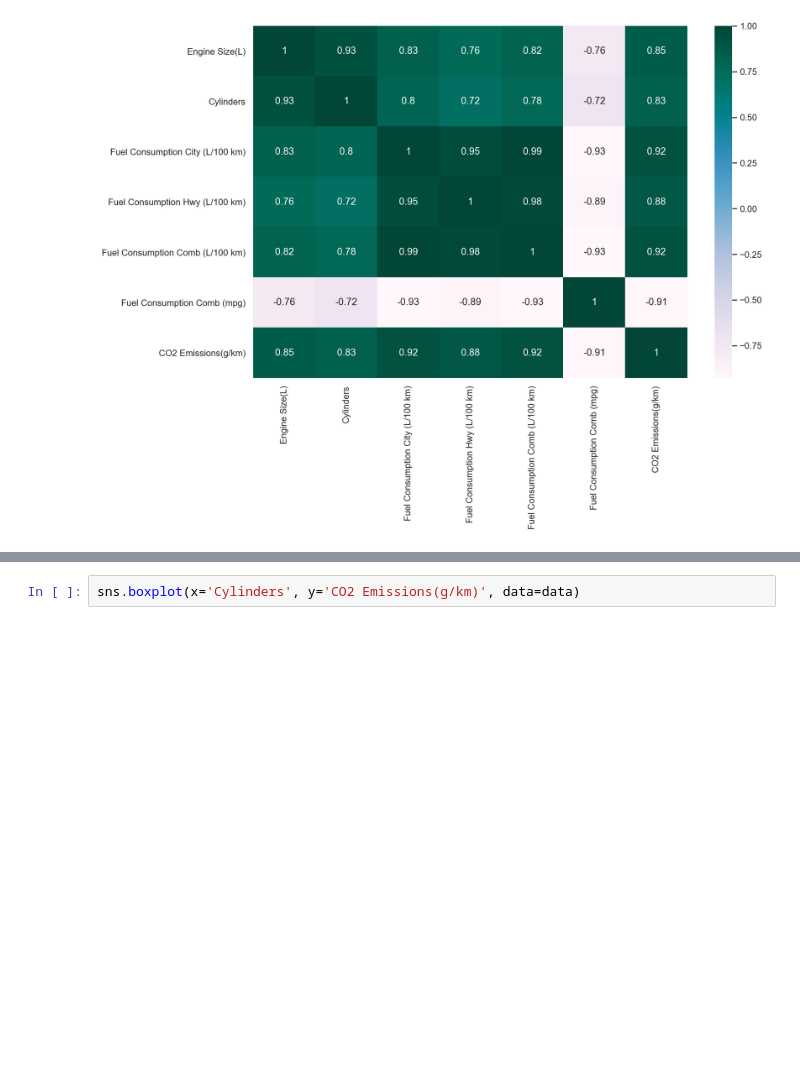
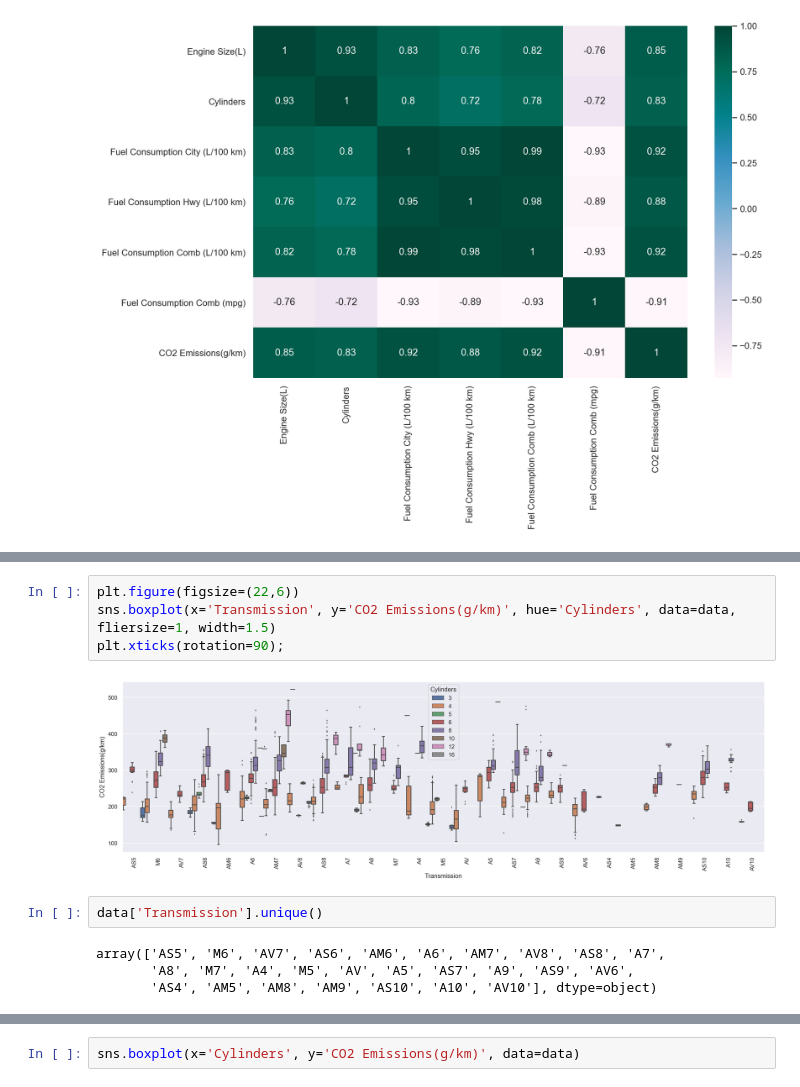
Before and after one commit to dockyum/regression-DSS, a Jupyter notebook: eda/CO2_emission_eda.ipynb, the cells around one changed output, grey strips where cells are left out. Saved outputs shown, nothing was run; the diff lists cells and outputs as text; blank space fills up the shorter version.

```diff
--- a/eda/CO2_emission_eda.ipynb
+++ b/eda/CO2_emission_eda.ipynb
@@ -83,0 +98,12 @@ sns.heatmap(data.corr(), cmap="PuBuGn", annot=True);
+# %%
+plt.figure(figsize=(22,6))
+sns.boxplot(x='Transmission', y='CO2 Emissions(g/km)', hue='Cylinders', data=data, fliersize=1, width=1.5)
+plt.xticks(rotation=90);
+# %% [output]
+[figure, added]
+# %%
+data['Transmission'].unique()
+# %% [output]
+array(['AS5', 'M6', 'AV7', 'AS6', 'AM6', 'A6', 'AM7', 'AV8', 'AS8', 'A7',
+       'A8', 'M7', 'A4', 'M5', 'AV', 'A5', 'AS7', 'A9', 'AS9', 'AV6',
+       'AS4', 'AM5', 'AM8', 'AM9', 'AS10', 'A10', 'AV10'], dtype=object)
```
Also changed, not shown: parts of 12 cells of this notebook.
